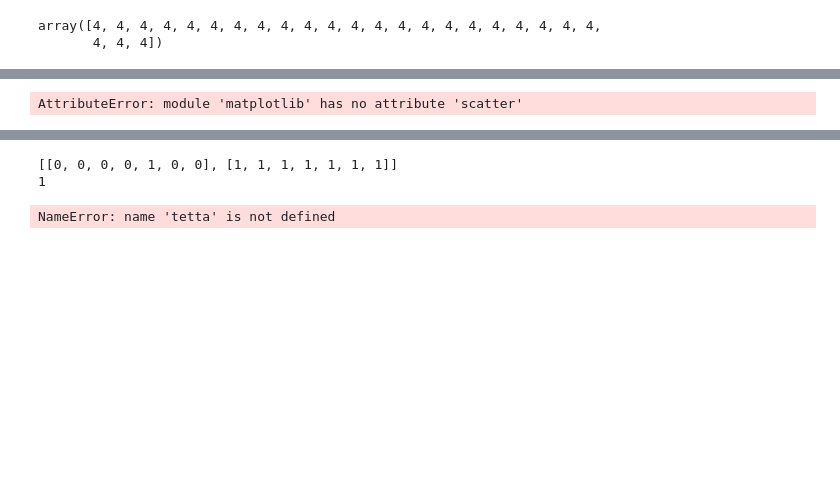
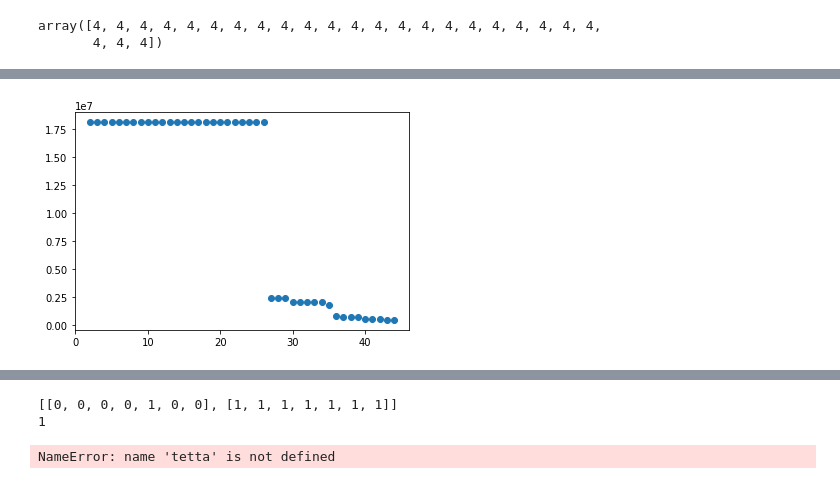
Before and after one commit to VenkataPrasad97/Practice, a Jupyter notebook: MTech project/MOSEO_parts.ipynb, the cells around one changed output, grey strips where cells are left out. Drawn from its saved outputs; the diff is of its cells as text; code cells hidden in the pictures; blank space fills up the shorter version.

```diff
--- a/MTech project/MOSEO_parts.ipynb
+++ b/MTech project/MOSEO_parts.ipynb
@@ -18,7 +18,7 @@ R=4
 S=4
 nvar=5
 nobj=2
-varmax=200
+varmax=5000
 varmin=100
 #check
 # %%
@@ -570,8 +570,8 @@ def calc_objective2(lst_pq):
 #             if
 # %%
 # SEO Paramters
-maxit=30
-alpha=0.9999999
+maxit=100
+alpha=1
 betta=1
 num_c=1
 # %%
@@ -694,6 +701,7 @@ array([4, 4, 4, 4, 4, 4, 4, 4, 4, 4, 4, 4, 4, 4, 4, 4, 4, 4, 4, 4, 4, 4,
 paretoposition=[]
 paretocost1=[]
 paretocost2=[]
+sno=[]
 for it in range(2,maxit+1):
     new_defender=persons_df['Position'].iloc[defender_index]
     for i in range(gamma):
@@ -745,6 +753,7 @@ for it in range(2,maxit+1):
     paretocost=calc_objective2(persons_df['Position'].iloc[attacker_index])
     paretocost2.append(paretocost)
     print("Iteration no. ",it)
+    sno.append(it)
     # new random defender
 bestcost1=min(paretocost1)
 bestcost2=min(paretocost2)
@@ -794,5 +808,5 @@ Iteration no.  30
 # %%
-plt.scatter(paretocost1,paretocost2)
+plt.scatter(sno,paretocost1)
 plt.show()
 # %% [output]
-AttributeError: module 'matplotlib' has no attribute 'scatter'
+[figure, added]
```
Also changed, not shown: parts of 10 cells of this notebook, 1 other file.
